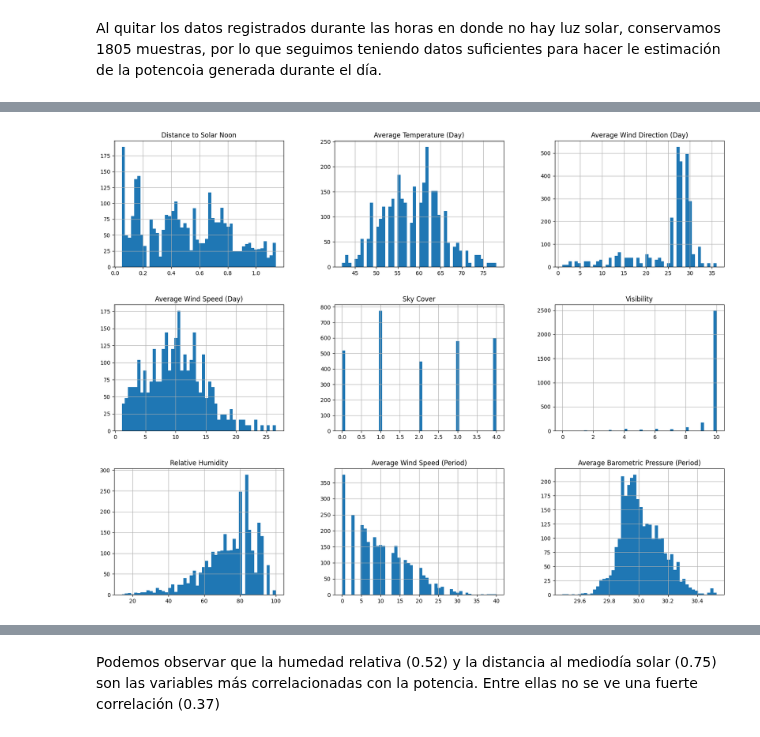
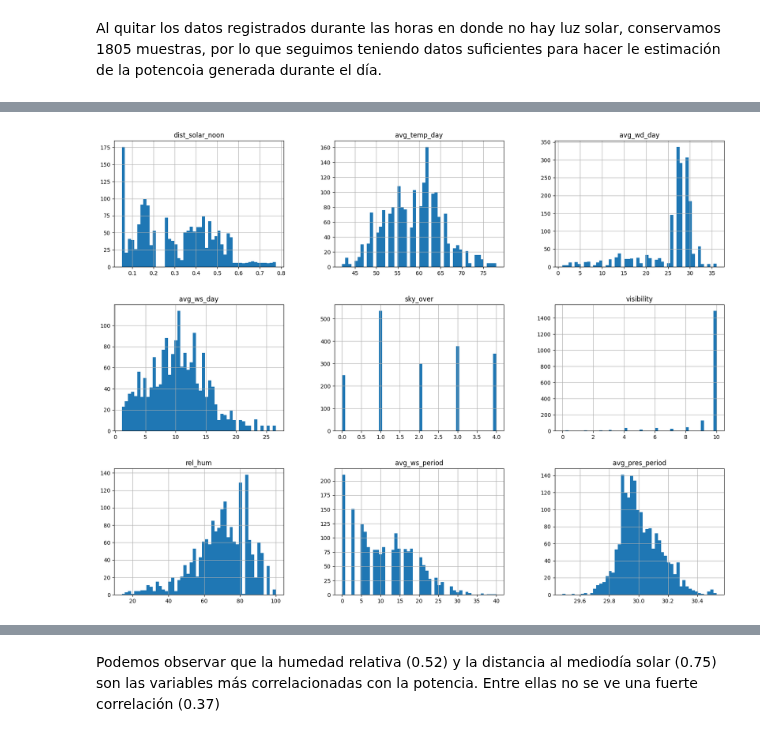
Before and after one commit to FernandoEzequiel/Coder, a Jupyter notebook: notebook/Entregas Coder/Visualizaciones_GarciaGonzalez.ipynb, the cells around one changed output, grey strips where cells are left out. Drawn from its saved outputs; the diff is of its cells as text; code cells hidden in the pictures.

```diff
--- a/notebook/Entregas Coder/Visualizaciones_GarciaGonzalez.ipynb
+++ b/notebook/Entregas Coder/Visualizaciones_GarciaGonzalez.ipynb
@@ -163,10 +251,10 @@ df_DataSet2_2009.head()
 # %%
 # estudiamos la distribución de cada una de las variables climáticas (variables continuas) que nos podrían ser útiles (a priori) para
 # estimar la potencia generada
-df_DataSet2.iloc[:,6:15].hist(bins=50,figsize=(20,15))
+df_DataSet2_dia.iloc[:,6:15].hist(bins=50,figsize=(20,15))
 plt.show()
 # %% [output]
-[figure, old version]
+[figure, new version]
 # %%
 # Vemos la correlación de los datos que tenemos con la potencia
 fig1, ax = plt.subplots(figsize=(12, 12))
```
Also changed, not shown: parts of 9 cells of this notebook.
